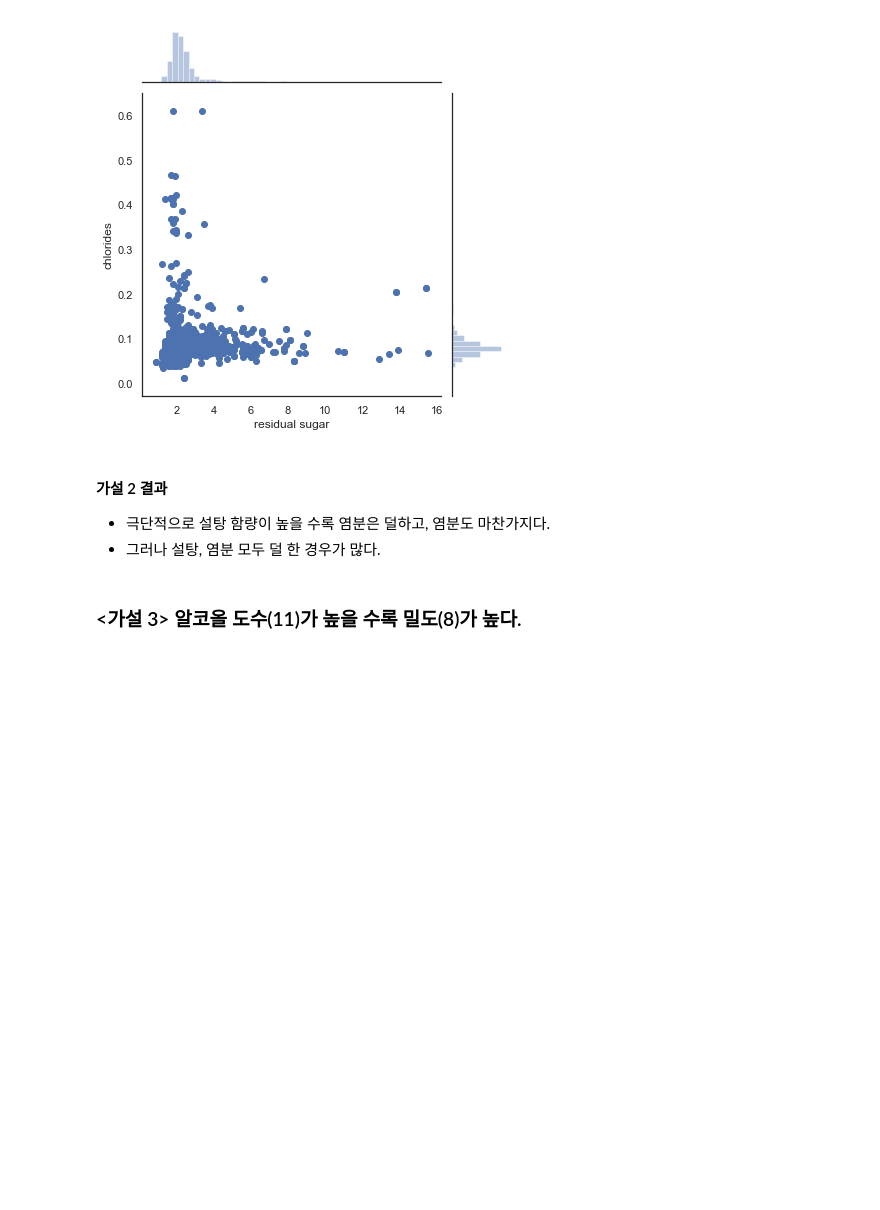
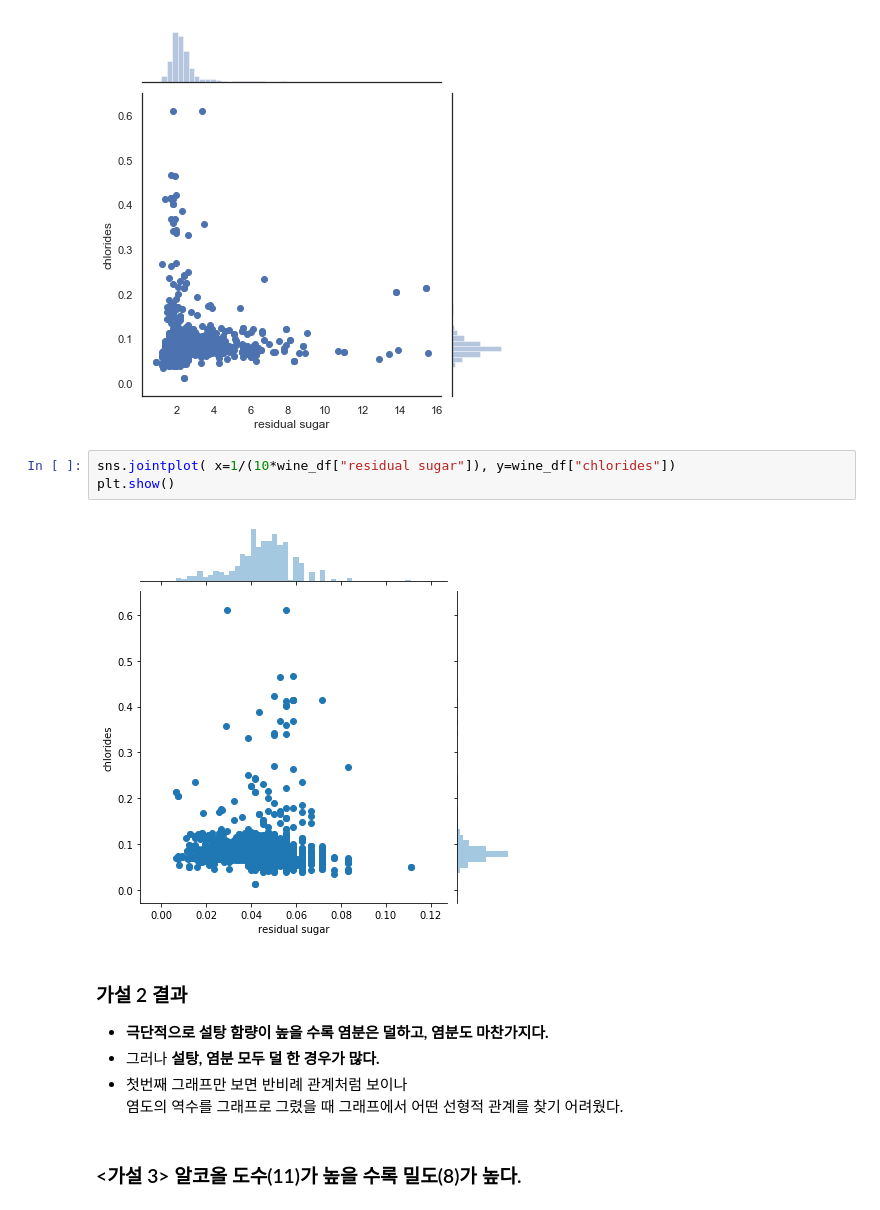
Before and after one commit to super-corini/programmers_kdt_II, a Jupyter notebook: day4/[4주차 - Day4] EDA Project.ipynb, the cells around one changed output. Drawn from its saved outputs; the diff is of its cells as text; blank space fills up the shorter version.

```diff
--- a/day4/[4주차 - Day4] EDA Project.ipynb
+++ b/day4/[4주차 - Day4] EDA Project.ipynb
@@ -107,10 +111,17 @@ sns.jointplot(data=wine_df, x="residual sugar", y="chlorides")
 plt.show()
 # %% [output]
 [figure]
+# %%
+sns.jointplot( x=1/(10*wine_df["residual sugar"]), y=wine_df["chlorides"])
+plt.show()
+# %% [output]
+[figure, added]
 # %% [markdown]
-#### 가설 2 결과
-- 극단적으로 설탕 함량이 높을 수록 염분은 덜하고, 염분도 마찬가지다.
-- 그러나 설탕, 염분 모두 덜 한 경우가 많다.
+### 가설 2 결과
+- **극단적으로 설탕 함량이 높을 수록 염분은 덜하고, 염분도 마찬가지다.**
+- 그러나 **설탕, 염분 모두 덜 한 경우가 많다.**
+- 첫번째 그래프만 보면 반비례 관계처럼 보이나
+염도의 역수를 그래프로 그렸을 때 그래프에서 어떤 선형적 관계를 찾기 어려웠다.
 # %% [markdown]
 ### <가설 3> 알코올 도수(11)가 높을 수록 밀도(8)가 높다.
 # %% [markdown]
```
Also changed, not shown: parts of 4 cells of this notebook.
